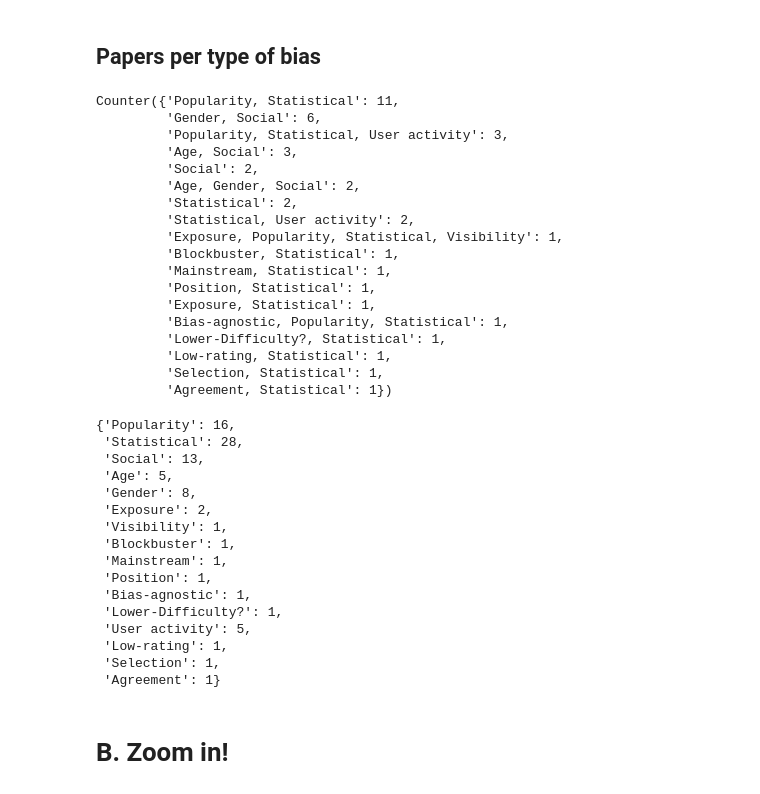
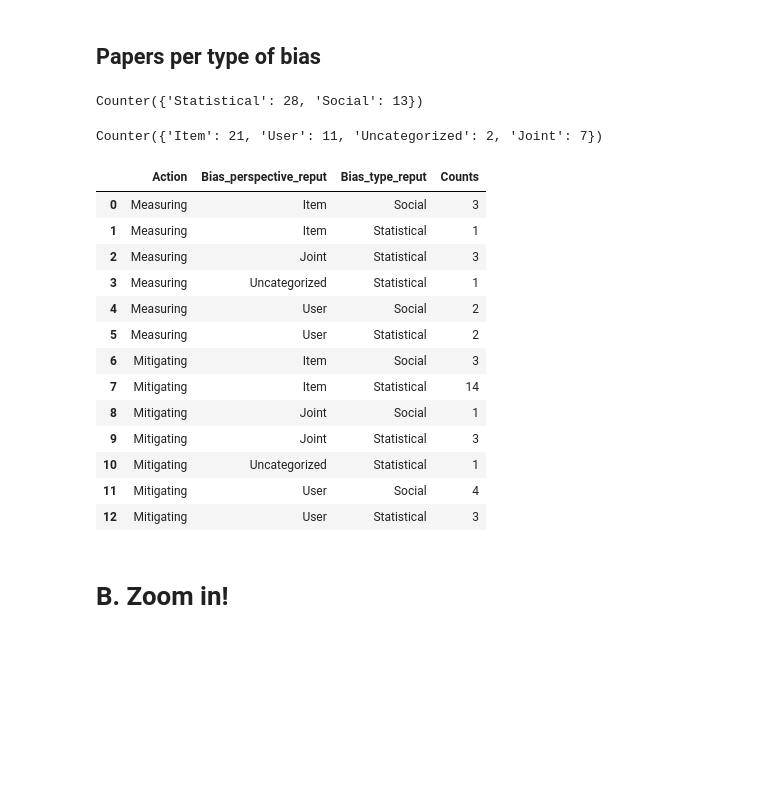
Before and after one commit to SavvinaDaniil/BiasInBookRecommendationSurvey, a Jupyter notebook: analyze_eligible_papers.ipynb, the cells around one changed output. Drawn from its saved outputs; the diff is of its cells as text; code cells hidden in the pictures; blank space fills up the shorter version.

```diff
--- a/analyze_eligible_papers.ipynb
+++ b/analyze_eligible_papers.ipynb
@@ -295,23 +276,6 @@ fig.write_image(save_loc+"per_top.png")
 # %% [markdown]
 ## Papers per type of bias
 # %%
-Counter(initial_file['Bias type'])
+Counter(initial_file['Bias_type_reput'])
 # %% [output]
-Counter({'Popularity, Statistical': 11,
-         'Gender, Social': 6,
-         'Popularity, Statistical, User activity': 3,
-         'Age, Social': 3,
-         'Social': 2,
-         'Age, Gender, Social': 2,
-         'Statistical': 2,
-         'Statistical, User activity': 2,
-         'Exposure, Popularity, Statistical, Visibility': 1,
-         'Blockbuster, Statistical': 1,
-         'Mainstream, Statistical': 1,
-         'Position, Statistical': 1,
-         'Exposure, Statistical': 1,
-         'Bias-agnostic, Popularity, Statistical': 1,
-         'Lower-Difficulty?, Statistical': 1,
-         'Low-rating, Statistical': 1,
-         'Selection, Statistical': 1,
-         'Agreement, Statistical': 1})
+Counter({'Statistical': 28, 'Social': 13})
@@ -323,19 +282,22 @@ unique_tob_appearances = flatten([x.split(', ') for x in initial_file['Bias type
-# %%
-dict(Counter(unique_tob_appearances))
-# %% [output]
-{'Popularity': 16,
- 'Statistical': 28,
- 'Social': 13,
- 'Age': 5,
- 'Gender': 8,
- 'Exposure': 2,
- 'Visibility': 1,
- 'Blockbuster': 1,
- 'Mainstream': 1,
- 'Position': 1,
- 'Bias-agnostic': 1,
- 'Lower-Difficulty?': 1,
- 'User activity': 5,
- 'Low-rating': 1,
- 'Selection': 1,
- 'Agreement': 1}
+# %%
+Counter(initial_file['Bias_perspective_reput'])
+# %% [output]
+Counter({'Item': 21, 'User': 11, 'Uncategorized': 2, 'Joint': 7})
+# %%
+result = initial_file.groupby(['Action','Bias_perspective_reput', 'Bias_type_reput']).size().reset_index(name='Counts')
+result
+# %% [output]
+|  | Action | Bias_perspective_reput | Bias_type_reput | Counts |
+| 0 | Measuring | Item | Social | 3 |
+| 1 | Measuring | Item | Statistical | 1 |
+| 2 | Measuring | Joint | Statistical | 3 |
+| 3 | Measuring | Uncategorized | Statistical | 1 |
+| 4 | Measuring | User | Social | 2 |
+| 5 | Measuring | User | Statistical | 2 |
+| 6 | Mitigating | Item | Social | 3 |
+| 7 | Mitigating | Item | Statistical | 14 |
+| 8 | Mitigating | Joint | Social | 1 |
+| 9 | Mitigating | Joint | Statistical | 3 |
+| 10 | Mitigating | Uncategorized | Statistical | 1 |
+| 11 | Mitigating | User | Social | 4 |
+| 12 | Mitigating | User | Statistical | 3 |
```
Also changed, not shown: parts of 5 cells of this notebook, 3 other files.
